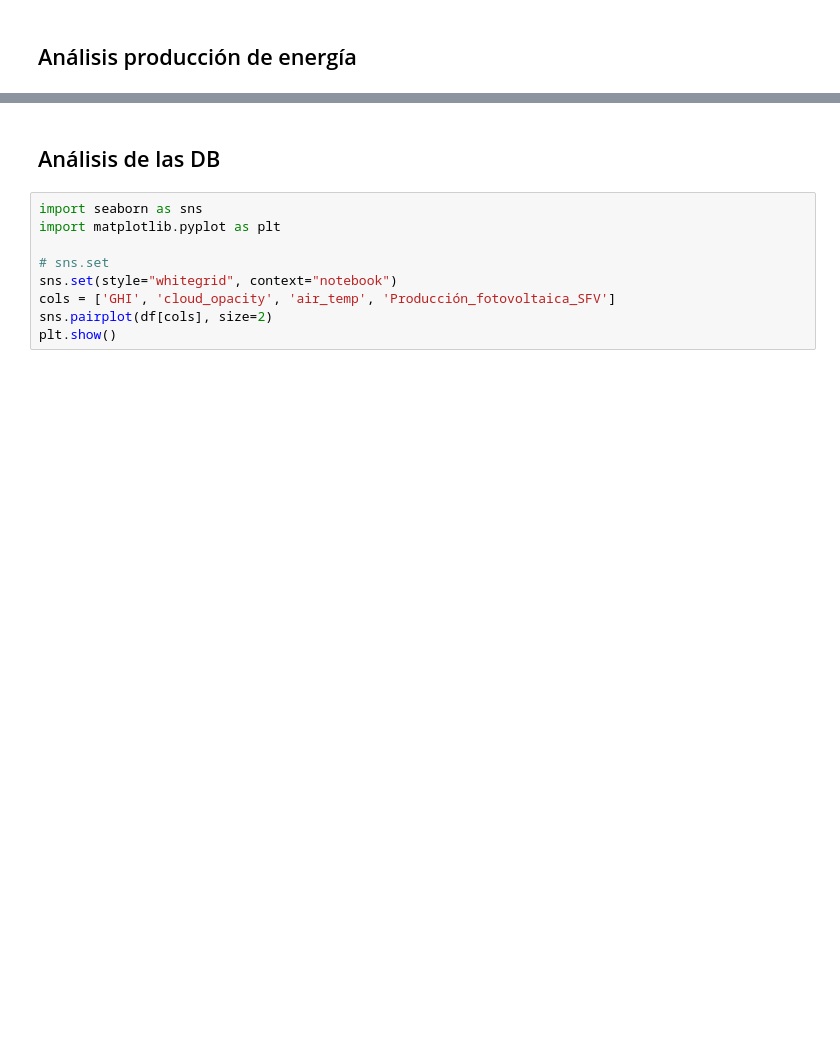
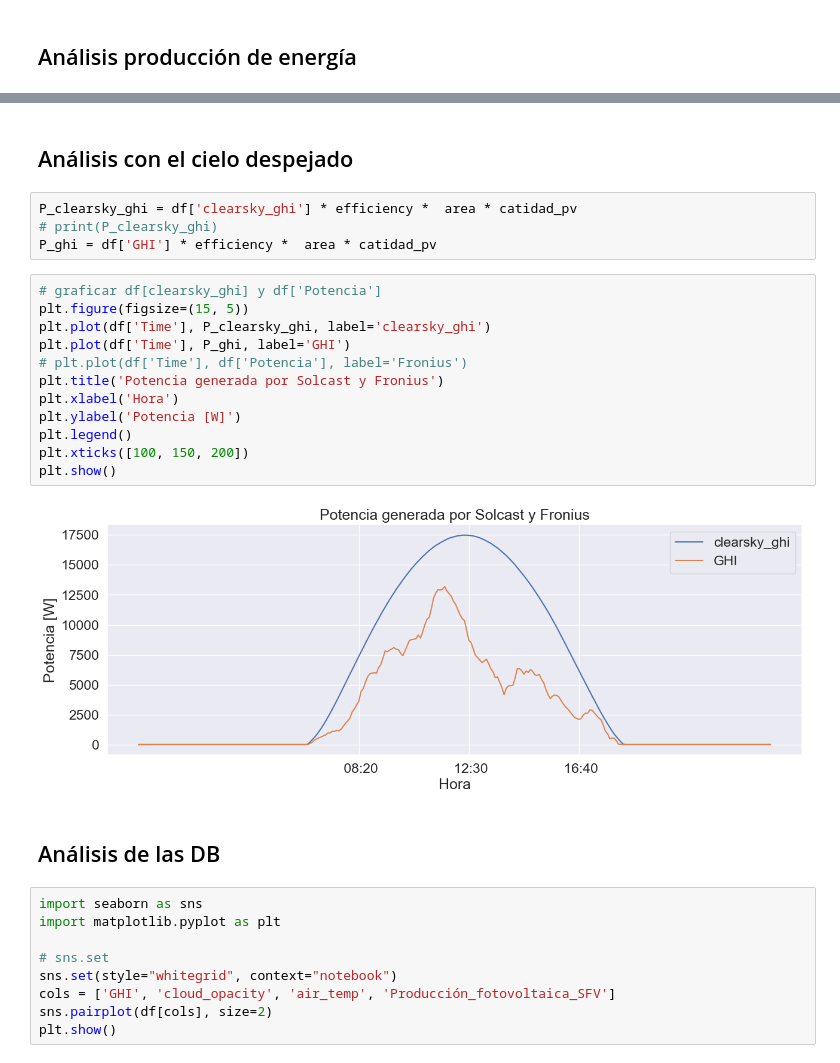
Before and after one commit to GustavoUNAL/Solar-1.233102--77.292833-, a Jupyter notebook: Notebooks/analytics.ipynb, the cells around one changed output, grey strips where cells are left out. Drawn from its saved outputs; the diff is of its cells as text; blank space fills up the shorter version.

```diff
--- a/Notebooks/analytics.ipynb
+++ b/Notebooks/analytics.ipynb
@@ -118,3 +112,23 @@ plt.show()
+# %% [markdown]
+## Análisis con el cielo despejado
+# %%
+P_clearsky_ghi = df['clearsky_ghi'] * efficiency *  area * catidad_pv
+# print(P_clearsky_ghi)
+P_ghi = df['GHI'] * efficiency *  area * catidad_pv
+# %%
+# graficar df[clearsky_ghi] y df['Potencia']
+plt.figure(figsize=(15, 5))
+plt.plot(df['Time'], P_clearsky_ghi, label='clearsky_ghi')
+plt.plot(df['Time'], P_ghi, label='GHI')
+# plt.plot(df['Time'], df['Potencia'], label='Fronius')
+plt.title('Potencia generada por Solcast y Fronius')
+plt.xlabel('Hora')
+plt.ylabel('Potencia [W]')
+plt.legend()
+plt.xticks([100, 150, 200])
+plt.show()
+# %% [output]
+[figure, added]
 # %% [markdown]
 ## Análisis de las DB
 # %%
```
Also changed, not shown: parts of 11 cells of this notebook, 5 other files.
